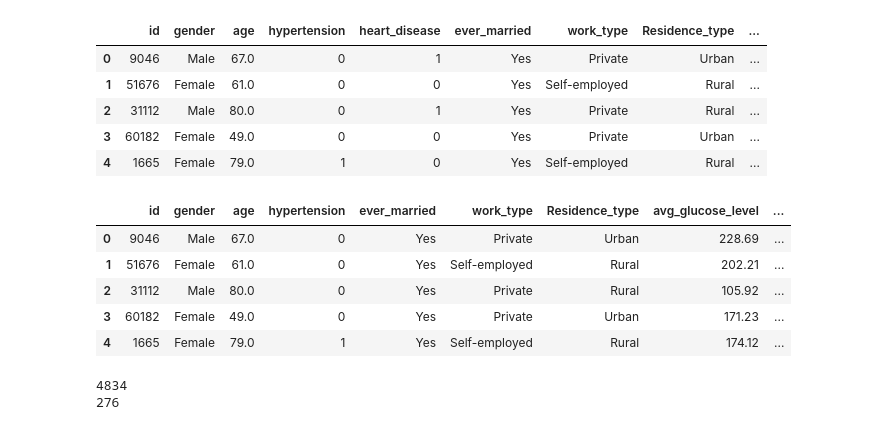
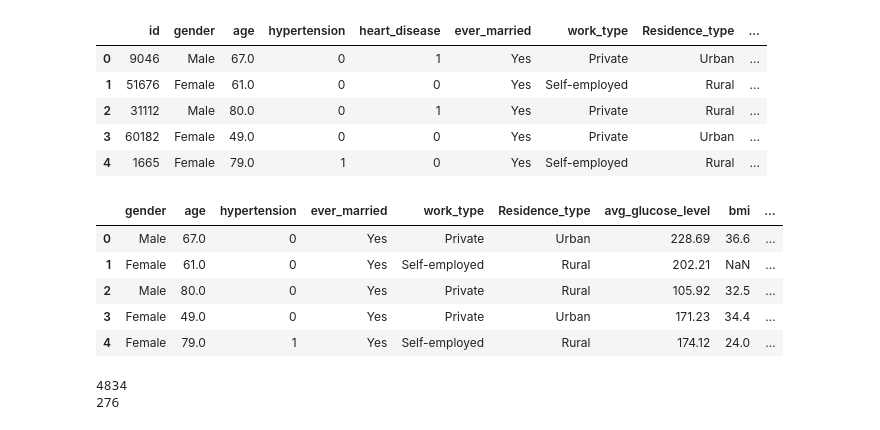
Before and after one commit to miranda-bi/CHL5230-Datathon, a Jupyter notebook: Datathon2.ipynb, the cells around one changed output. Drawn from its saved outputs; the diff is of its cells as text; code cells hidden in the pictures.

```diff
--- a/Datathon2.ipynb
+++ b/Datathon2.ipynb
@@ -43,17 +42,17 @@ Saving Cardiovascular Event Dataset.csv to Cardiovascular Event Dataset.csv
 | 3 | 60182 | Female | 49.0 | 0 | 0 | Yes | Private | Urban | ... |
 | 4 | 1665 | Female | 79.0 | 1 | 0 | Yes | Self-employed | Rural | ... |
 # %%
-#Move heart disease column to end
+#Move heart disease column to end as it is our outcome variable
 df.insert(len(df.columns)-1, 'heart_disease', df.pop('heart_disease'))
-
+df=df.drop('id', axis=1) #drop id column as it is not counted as a predictor variable
 df.head()
 # %% [output]
-|  | id | gender | age | hypertension | ever_married | work_type | Residence_type | avg_glucose_level | ... |
-| 0 | 9046 | Male | 67.0 | 0 | Yes | Private | Urban | 228.69 | ... |
-| 1 | 51676 | Female | 61.0 | 0 | Yes | Self-employed | Rural | 202.21 | ... |
-| 2 | 31112 | Male | 80.0 | 0 | Yes | Private | Rural | 105.92 | ... |
-| 3 | 60182 | Female | 49.0 | 0 | Yes | Private | Urban | 171.23 | ... |
-| 4 | 1665 | Female | 79.0 | 1 | Yes | Self-employed | Rural | 174.12 | ... |
+|  | gender | age | hypertension | ever_married | work_type | Residence_type | avg_glucose_level | bmi | ... |
+| 0 | Male | 67.0 | 0 | Yes | Private | Urban | 228.69 | 36.6 | ... |
+| 1 | Female | 61.0 | 0 | Yes | Self-employed | Rural | 202.21 | NaN | ... |
+| 2 | Male | 80.0 | 0 | Yes | Private | Rural | 105.92 | 32.5 | ... |
+| 3 | Female | 49.0 | 0 | Yes | Private | Urban | 171.23 | 34.4 | ... |
+| 4 | Female | 79.0 | 1 | Yes | Self-employed | Rural | 174.12 | 24.0 | ... |
 # %%
 # Count of heart disease outcome - limitation in that there was bias in data
 print((df['heart_disease']==0).sum())
```
Also changed, not shown: parts of 6 cells of this notebook.
